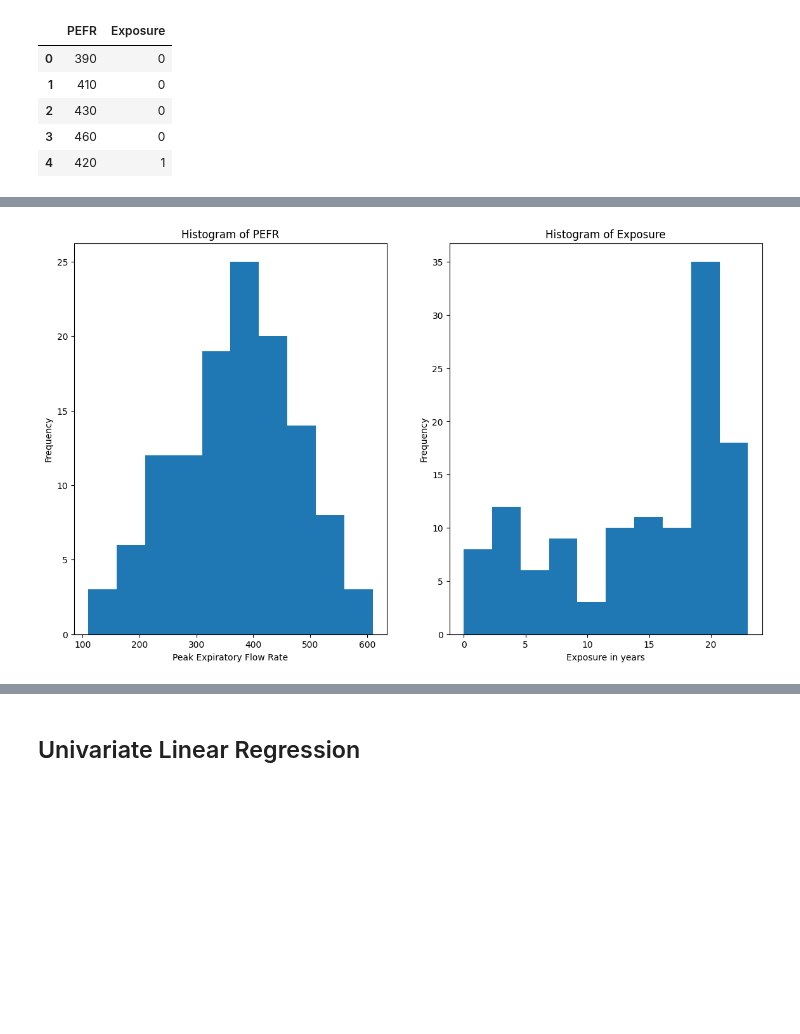
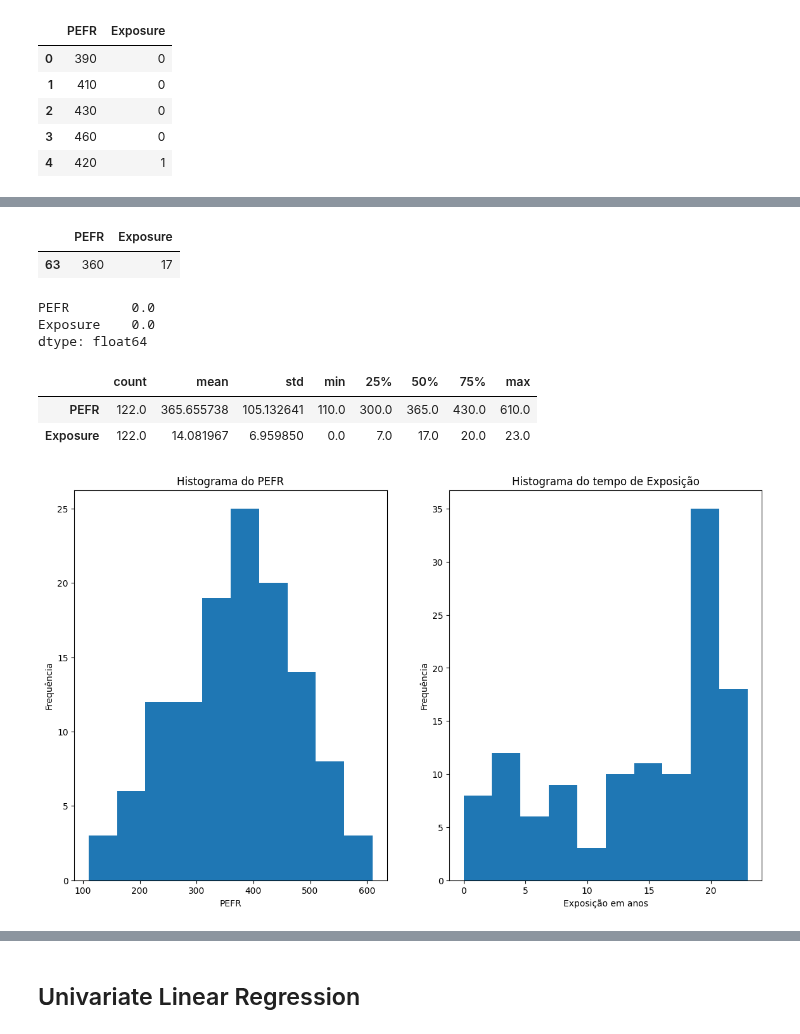
Before and after one commit to gasobral/notas-de-aula, a Jupyter notebook: Data Science/Regressão Linear/notebooks/univariate_regression.ipynb, the cells around one changed output, grey strips where cells are left out. Saved outputs shown, nothing was run; the diff lists cells and outputs as text; code cells hidden in the pictures; blank space fills up the shorter version.

```diff
--- a/Data Science/Regressão Linear/notebooks/univariate_regression.ipynb
+++ b/Data Science/Regressão Linear/notebooks/univariate_regression.ipynb
@@ -45,0 +59,5 @@ lung_disease.head(5)
+# %%
+lung_disease[lung_disease.duplicated()]
+# %% [output]
+|  | PEFR | Exposure |
+| 63 | 360 | 17 |
@@ -46,19 +82,33 @@ lung_disease.head(5)
+# %%
+## obtendo a porcentagem de valores nulos
+lung_disease.isna().sum() / lung_disease.shape[0] * 100
+# %% [output]
+PEFR        0.0
+Exposure    0.0
+dtype: float64
+# %%
+## agora vamos analisar a distruição dos dados
+lung_disease.describe().T
+# %% [output]
+|  | count | mean | std | min | 25% | 50% | 75% | max |
+| PEFR | 122.0 | 365.655738 | 105.132641 | 110.0 | 300.0 | 365.0 | 430.0 | 610.0 |
+| Exposure | 122.0 | 14.081967 | 6.959850 | 0.0 | 7.0 | 17.0 | 20.0 | 23.0 |
 # %%
 import matplotlib.pyplot as plt
 %matplotlib inline
 # %%
 fig, ax = plt.subplots(1, 2, figsize=(14, 8))
 
 ax[0].hist(lung_disease['PEFR'])
-ax[0].set_xlabel('Peak Expiratory Flow Rate')
-ax[0].set_ylabel('Frequency')
-ax[0].set_title('Histogram of PEFR')
+ax[0].set_xlabel('PEFR')
+ax[0].set_ylabel('Frequência')
+ax[0].set_title('Histograma do PEFR')
 
 ax[1].hist(lung_disease['Exposure'])
-ax[1].set_xlabel('Exposure in years')
-ax[1].set_ylabel('Frequency')
-ax[1].set_title('Histogram of Exposure')
+ax[1].set_xlabel('Exposição em anos')
+ax[1].set_ylabel('Frequência')
+ax[1].set_title('Histograma do tempo de Exposição')
 
 plt.show()
 # %% [output]
-[figure, old version]
+[figure, new version]
```
Also changed, not shown: parts of 27 cells of this notebook, 2 other files.
